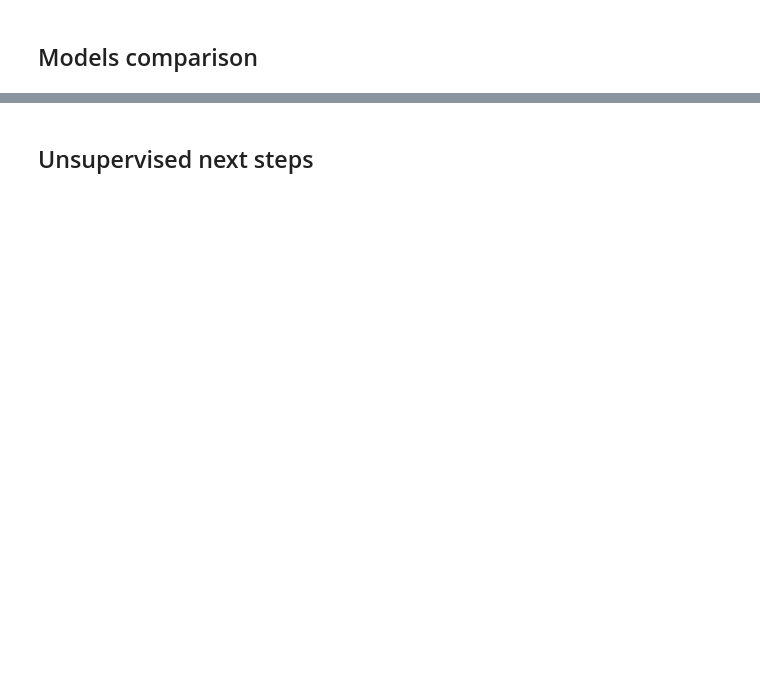
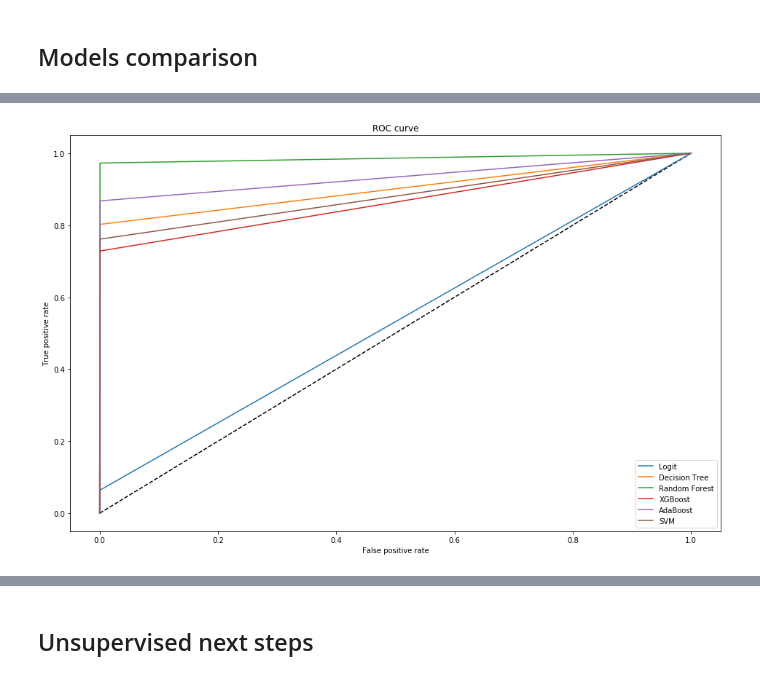
Before and after one commit to vbfall/data_scientist_exercise, a Jupyter notebook: Fraud classification.ipynb, the cells around one changed output, grey strips where cells are left out. Drawn from its saved outputs; the diff is of its cells as text; code cells hidden in the pictures; blank space fills up the shorter version.

```diff
--- a/Fraud classification.ipynb
+++ b/Fraud classification.ipynb
@@ -167,0 +444,9 @@ work_data.head()
+# %%
+tune_parameters = {'C':[0.01,0.1,1,10,100]}
+model_svm = svm.SVC(tol=TOL, max_iter=MAX_ITER,
+                    class_weight='balanced', random_state=RANDOM_SEED,
+                    verbose=1)
+cross_validation_svm = GridSearchCV(model_svm, tune_parameters, scoring='f1',
+                                    return_train_score=True)
+cross_validation_svm.fit(train_data[features], numpy.ravel(train_data['target']))
+cross_validation_svm.cv_results_
@@ -167,0 +472,3 @@ work_data.head()
+# %%
+model_svm.set_params(C=100)
+model_svm.fit(train_data[features], numpy.ravel(train_data['target']))
@@ -169,0 +485,7 @@ work_data.head()
+# %%
+predict_logit = model_logit.predict(test_data[features])
+predict_tree = model_tree.predict(test_data[features])
+predict_forest = model_forest.predict(test_data[features])
+predict_xgboost = model_xgboost.predict(test_data[features])
+predict_adaboost = model_adaboost.predict(test_data[features])
+predict_svm = model_svm.predict(test_data[features])
@@ -169,0 +529,31 @@ work_data.head()
+# %%
+# ROC curves
+# fpr_logit, tpr_logit, _ = metrics.roc_curve(numpy.ravel(test_data['target']), predict_logit)
+# fpr_tree, tpr_tree, _ = metrics.roc_curve(numpy.ravel(test_data['target']), predict_tree)
+# fpr_forest, tpr_forest, _ = metrics.roc_curve(numpy.ravel(test_data['target']), predict_forest)
+# fpr_xgboost, tpr_xgboost, _ = metrics.roc_curve(numpy.ravel(test_data['target']), predict_xgboost)
+# fpr_adaboost, tpr_adaboost, _ = metrics.roc_curve(numpy.ravel(test_data['target']), predict_adaboost)
+# fpr_svm, tpr_svm, _ = metrics.roc_curve(numpy.ravel(test_data['target']), predict_svm)
+
+fpr_logit, tpr_logit, _ = metrics.roc_curve(predict_logit, numpy.ravel(test_data['target']))
+fpr_tree, tpr_tree, _ = metrics.roc_curve(predict_tree, numpy.ravel(test_data['target']))
+fpr_forest, tpr_forest, _ = metrics.roc_curve(predict_forest, numpy.ravel(test_data['target']))
+fpr_xgboost, tpr_xgboost, _ = metrics.roc_curve(predict_xgboost, numpy.ravel(test_data['target']))
+fpr_adaboost, tpr_adaboost, _ = metrics.roc_curve(predict_adaboost, numpy.ravel(test_data['target']))
+fpr_svm, tpr_svm, _ = metrics.roc_curve(predict_svm, numpy.ravel(test_data['target']))
+
+plt.figure(1, figsize=(16, 10))
+plt.plot([0, 1], [0, 1], 'k--')
+plt.plot(fpr_logit, tpr_logit, label='Logit')
+plt.plot(fpr_tree, tpr_tree, label='Decision Tree')
+plt.plot(fpr_forest, tpr_forest, label='Random Forest')
+plt.plot(fpr_xgboost, tpr_xgboost, label='XGBoost')
+plt.plot(fpr_adaboost, tpr_adaboost, label='AdaBoost')
+plt.plot(fpr_svm, tpr_svm, label='SVM')
+plt.xlabel('False positive rate')
+plt.ylabel('True positive rate')
+plt.title('ROC curve')
+plt.legend(loc='best')
+plt.show()
+# %% [output]
+[figure, added]
```
Also changed, not shown: parts of 44 cells of this notebook.
